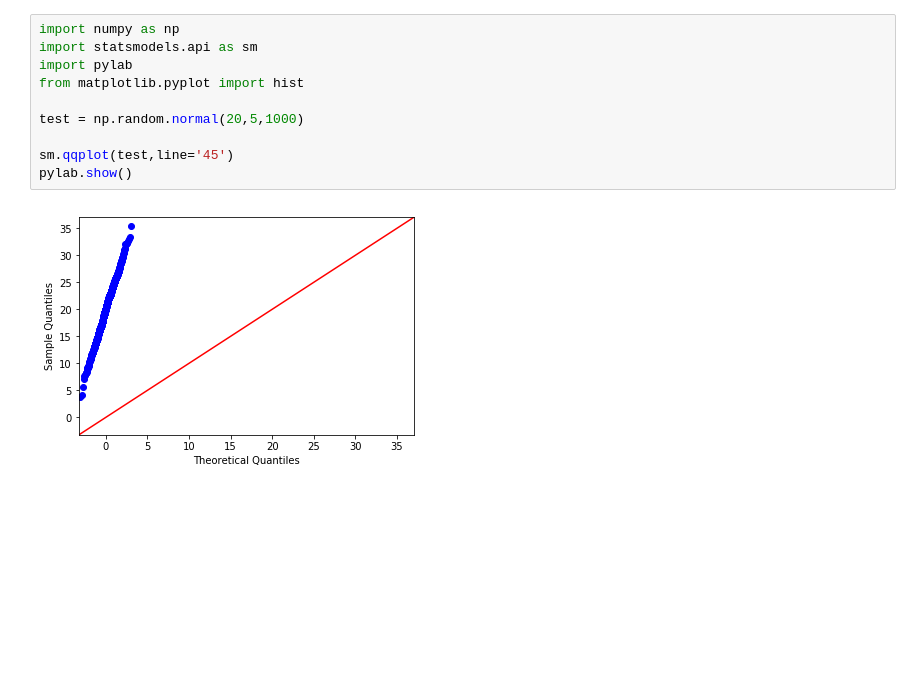
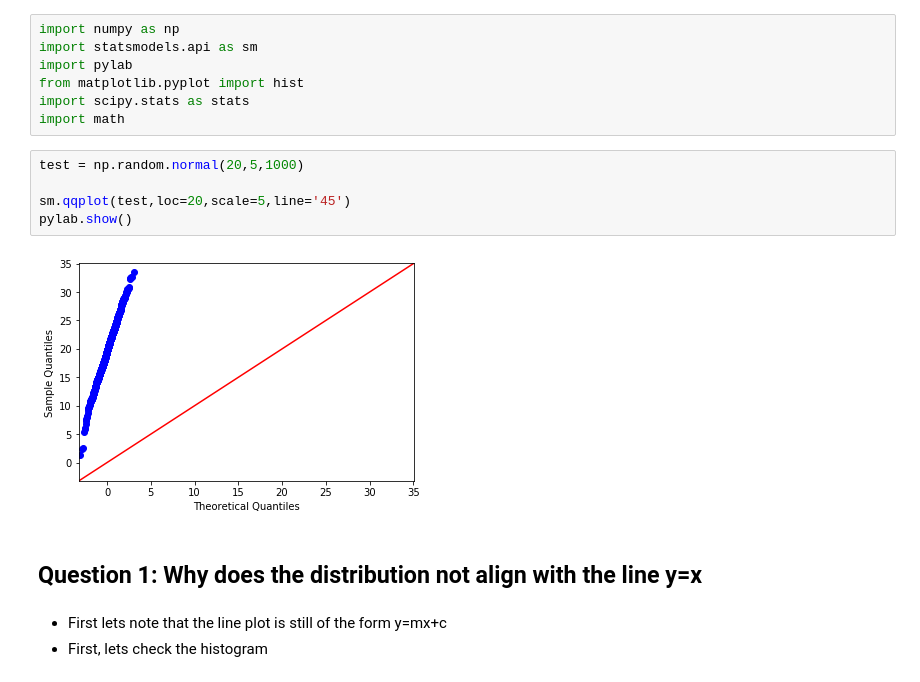
Before and after one commit to kbaafi/integrify, a Jupyter notebook: stats-assignments/Assignment-2/Assignment-2.ipynb, the cells around one changed output. Drawn from its saved outputs; the diff is of its cells as text; blank space fills up the shorter version.

```diff
--- a/stats-assignments/Assignment-2/Assignment-2.ipynb
+++ b/stats-assignments/Assignment-2/Assignment-2.ipynb
@@ -3,13 +3,20 @@ import numpy as np
 import statsmodels.api as sm
 import pylab
 from matplotlib.pyplot import hist
-
-test = np.random.normal(20,5,1000)
-
-sm.qqplot(test,line='45')
-pylab.show()
+import scipy.stats as stats
+import math
-# %% [output]
-[figure, removed]
+# %%
+test = np.random.normal(20,5,1000)
+
+sm.qqplot(test,loc=20,scale=5,line='45')
+pylab.show()
+# %% [output]
+[figure, added]
+# %% [markdown]
+## Question 1: Why does the distribution not align with the line y=x
+# %% [markdown]
+* First lets note that the line plot is still of the form y=mx+c
+* First, lets check the histogram
 # %%
 hist(test,20)
 # %% [output]
```
Also changed, not shown: parts of 19 cells of this notebook.
